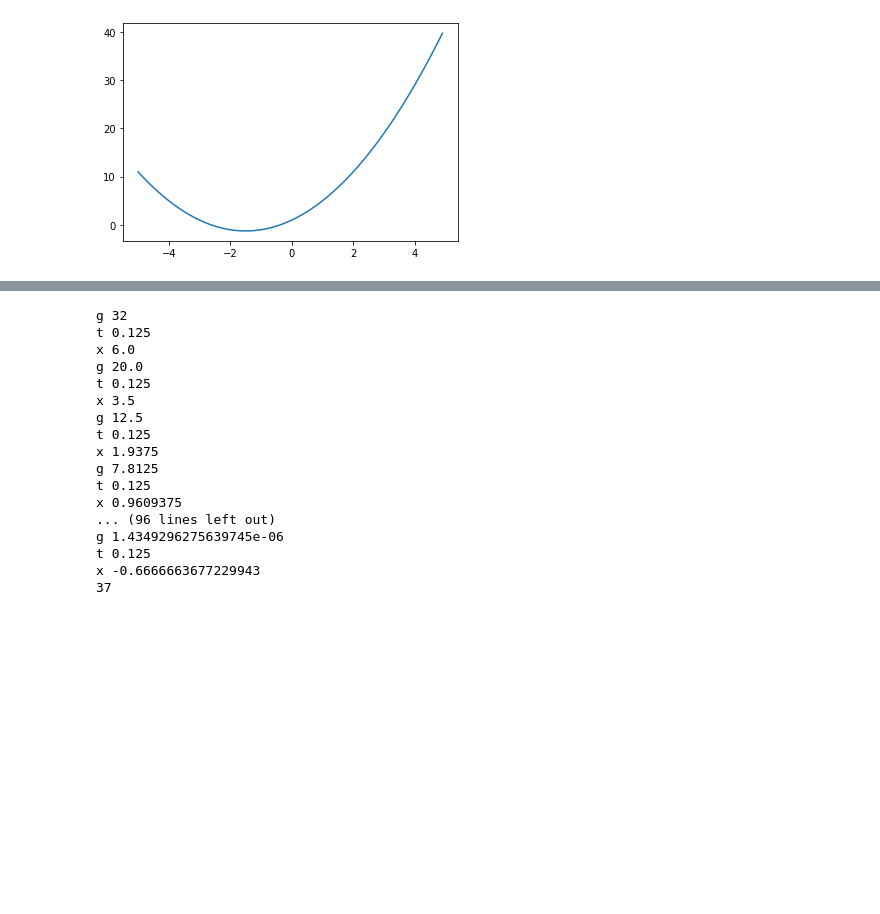
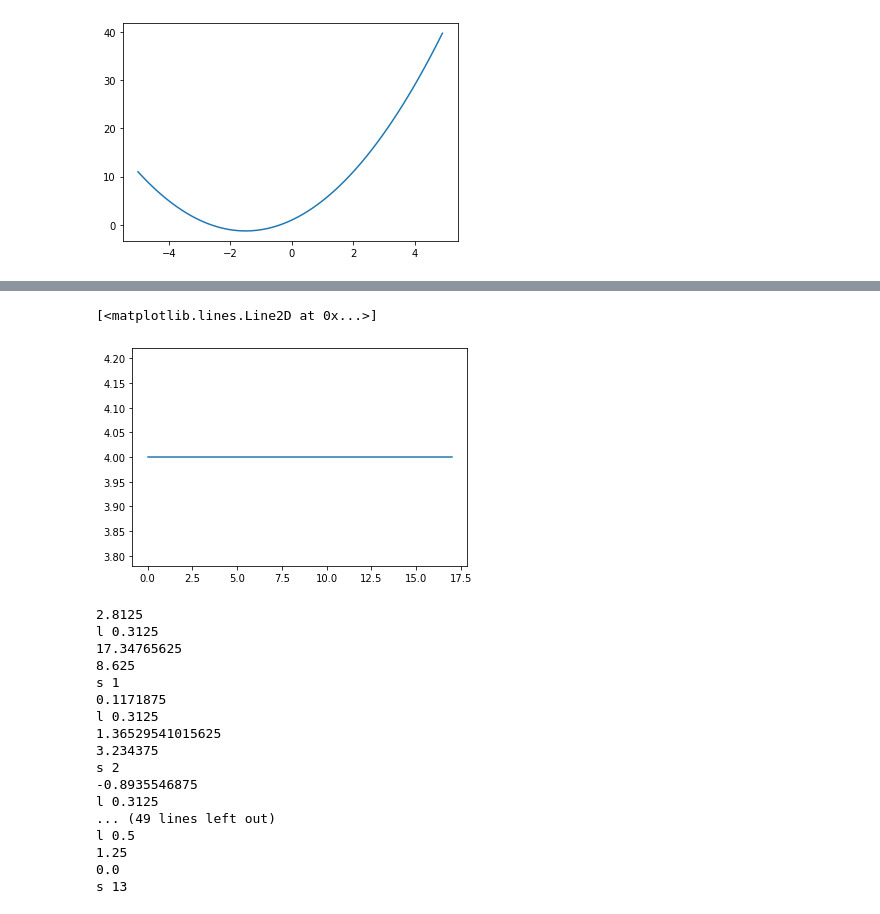
Before and after one commit to easilylazy/pattern-recognition, a Jupyter notebook: gradient/basic.ipynb, the cells around one changed output, grey strips where cells are left out. Cells and saved outputs as stored; diff of their text form; code cells hidden in the pictures; blank space fills up the shorter version.

```diff
--- a/gradient/basic.ipynb
+++ b/gradient/basic.ipynb
@@ -147,8 +231,13 @@ print(step)
+# %%
+plt.plot(records)
+# %% [output]
+[<matplotlib.lines.Line2D at 0x...>]
+[figure, added]
 # %%
 # property
 x=10
 step=0
-learning_rate=1
+learning_rate=5
 display=False
 fig = plt.figure()
 plotF(f_x)
@@ -156,9 +245,17 @@ plt.close()
 
 while(step<50 and (abs(df_dx(x))>1e-6)) :
     #x=x-learning_rate*df_dx(x)
-    x,learning_rate=backtracking_line(f_x,df_dx,x,learning_rate)
-    #print(x)
-    #print(abs(f_x(x)))
+    if (abs(df_dx(x))>1e-3):
+        x,learning_rate=backtracking_line(f_x,df_dx,x,learning_rate)
+    else:
+        learning_rate=0.5
+        x,learning_rate=backtracking_line(f_x,df_dx,x,learning_rate)
+
+        # x=x-learning_rate*df_dx(x)
+    print(x)
+    print('l '+str(learning_rate))
+    print(abs(f_x(x)))
+    print(abs(df_dx(x)))
     step+=1
 
     if display:
@@ -171,22 +268,22 @@ while(step<50 and (abs(df_dx(x))>1e-6)) :
         plt.show()
         plt.close()
         clear_output(wait=True)
-print(step)
+    print('s '+str(step))
 # %% [output]
-g 32
-t 0.125
-x 6.0
-g 20.0
-t 0.125
-x 3.5
-g 12.5
-t 0.125
-x 1.9375
-g 7.8125
-t 0.125
-x 0.9609375
-... (96 lines left out)
-g 1.4349296275639745e-06
-t 0.125
-x -0.6666663677229943
-37
+2.8125
+l 0.3125
+17.34765625
+8.625
+s 1
+0.1171875
+l 0.3125
+1.36529541015625
+3.234375
+s 2
+-0.8935546875
+l 0.3125
+... (49 lines left out)
+l 0.5
+1.25
+0.0
+s 13
```
Also changed, not shown: parts of 11 cells of this notebook.
